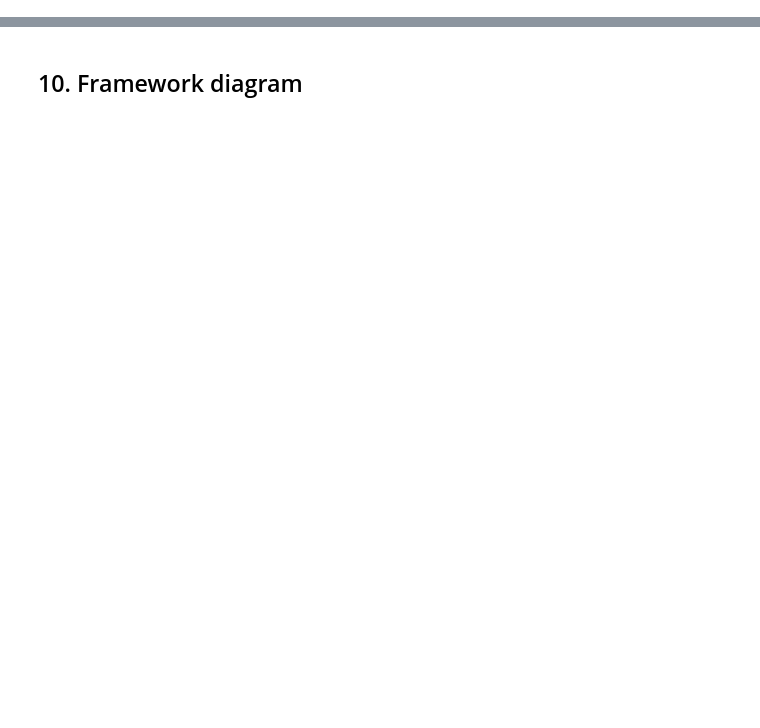
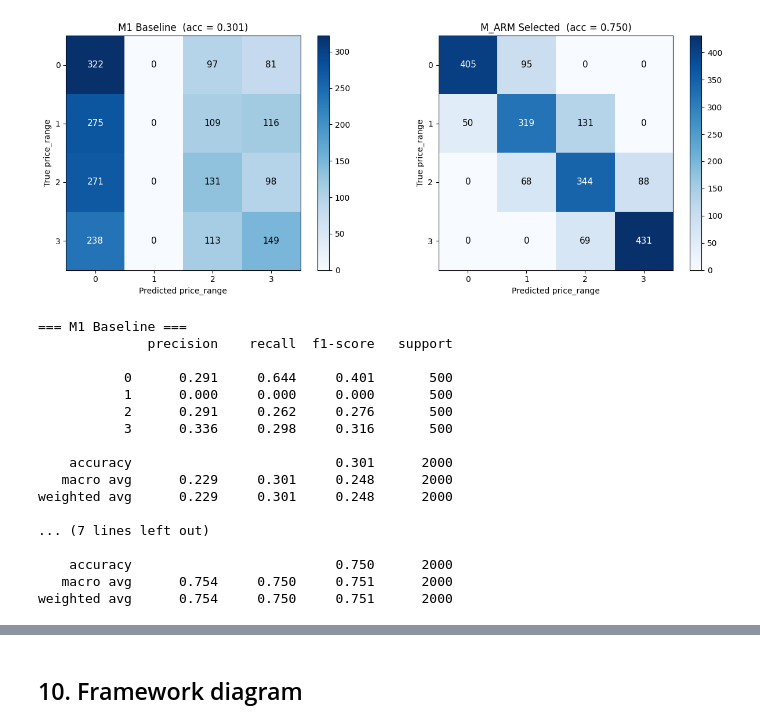
Before and after one commit to Ashurali/DM2026-Assignment-1-MKS, a Jupyter notebook: Mobile_Price_KMeans_ARM.ipynb, the cells around one changed output, grey strips where cells are left out. Drawn from its saved outputs; the diff is of its cells as text; code cells hidden in the pictures; blank space fills up the shorter version.

```diff
--- a/Mobile_Price_KMeans_ARM.ipynb
+++ b/Mobile_Price_KMeans_ARM.ipynb
@@ -438,0 +248,20 @@ plt.show()
+# %%
+X_arm = apply_weights(X_std, feat_weights, FEATURES)
+
+rows  = []
+rows += run_method(X_std, 'M1_Baseline')
+rows += run_method(X_arm, 'M_ARM_Selected')
+main_df = pd.DataFrame(rows)
+
+print('=== Mean ± std over 5 seeds ===')
+for align in ['majority', 'hungarian']:
+    sub = main_df[main_df['alignment'] == align]
+    summary = sub.groupby('method').agg(
+        acc_mean=('accuracy','mean'),  acc_std=('accuracy','std'),
+        prec_mean=('precision','mean'),
+        rec_mean=('recall','mean'),
+        f1_mean=('f1','mean'),         f1_std=('f1','std'),
+        ari_mean=('ari','mean'),       ari_std=('ari','std'),
+    ).round(4)
+    print(f'\n--- alignment = {align} ---')
+    print(summary.to_string())
@@ -438,0 +305,46 @@ plt.show()
+# %%
+labs_b = run_kmeans(X_std, 42)
+labs_a = run_kmeans(X_arm, 42)
+y_b = majority_vote_map(labs_b, y)
+y_a = majority_vote_map(labs_a, y)
+
+fig, axes = plt.subplots(1, 2, figsize=(13, 5))
+for ax, y_pred, title in zip(
+    axes, [y_b, y_a],
+    [f'M1 Baseline  (acc = {accuracy_score(y, y_b):.3f})',
+     f'M_ARM Selected  (acc = {accuracy_score(y, y_a):.3f})']):
+    cm = confusion_matrix(y, y_pred, labels=[0,1,2,3])
+    im = ax.imshow(cm, cmap='Blues')
+    ax.set_xticks(range(4)); ax.set_yticks(range(4))
+    ax.set_xticklabels(['0','1','2','3']); ax.set_yticklabels(['0','1','2','3'])
+    ax.set_xlabel('Predicted price_range'); ax.set_ylabel('True price_range')
+    ax.set_title(title)
+    for i in range(4):
+        for j in range(4):
+            ax.text(j, i, str(cm[i,j]), ha='center', va='center',
+                    color='white' if cm[i,j] > cm.max()/2 else 'black', fontsize=11)
+    plt.colorbar(im, ax=ax, fraction=0.046)
+plt.tight_layout(); fig.savefig('chart/Q5_confusion_matrices.png', dpi=150, bbox_inches='tight')
+plt.show()
+
+print('=== M1 Baseline ===');       print(classification_report(y, y_b, digits=3, zero_division=0))
+print('=== M_ARM Selected ===');    print(classification_report(y, y_a, digits=3, zero_division=0))
+# %% [output]
+[figure, added]
+=== M1 Baseline ===
+              precision    recall  f1-score   support
+
+           0      0.291     0.644     0.401       500
+           1      0.000     0.000     0.000       500
+           2      0.291     0.262     0.276       500
+           3      0.336     0.298     0.316       500
+
+    accuracy                          0.301      2000
+   macro avg      0.229     0.301     0.248      2000
+weighted avg      0.229     0.301     0.248      2000
+
+... (7 lines left out)
+
+    accuracy                          0.750      2000
+   macro avg      0.754     0.750     0.751      2000
+weighted avg      0.754     0.750     0.751      2000
```
Also changed, not shown: parts of 70 cells of this notebook, 15 other files.
